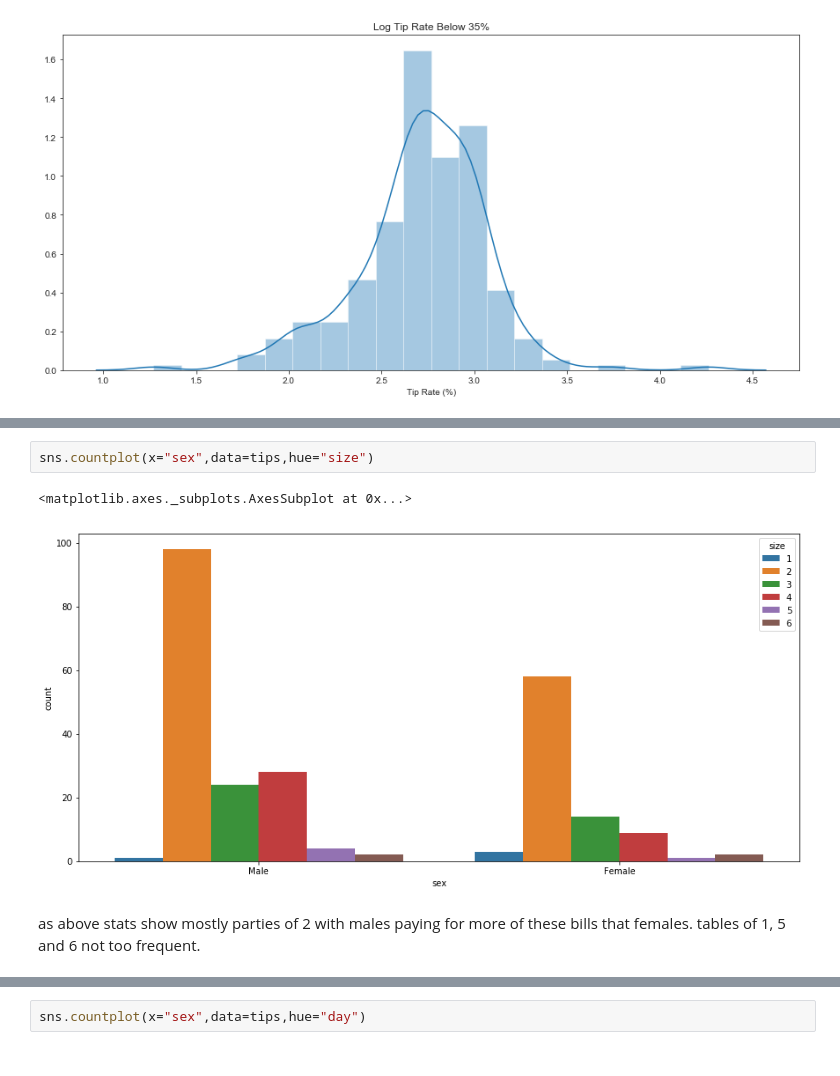
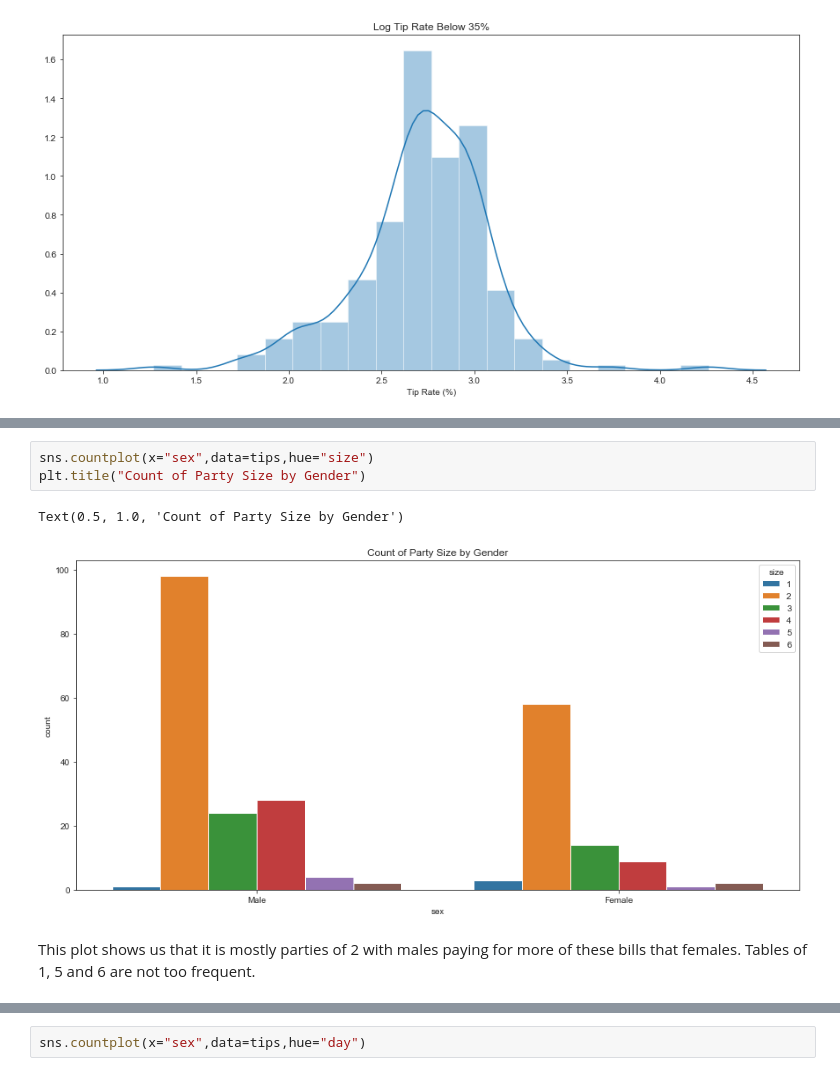
Before and after one commit to zoecahill1/fundamentals-project, a Jupyter notebook: tips-dataset.ipynb, the cells around one changed output, grey strips where cells are left out. Saved outputs shown, nothing was run; the diff lists cells and outputs as text.

```diff
--- a/tips-dataset.ipynb
+++ b/tips-dataset.ipynb
@@ -470,7 +477,8 @@ this is looking at day vs mealtime. no measurements were taken for lunch time on
 # %%
 sns.countplot(x="sex",data=tips,hue="size")
+plt.title("Count of Party Size by Gender")
 # %% [output]
-<matplotlib.axes._subplots.AxesSubplot at 0x...>
+Text(0.5, 1.0, 'Count of Party Size by Gender')
-[figure, old version]
+[figure, new version]
 # %% [markdown]
-as above stats show mostly parties of 2 with males paying for more of these bills that females. tables of 1, 5 and 6 not too frequent.
+This plot shows us that it is mostly parties of 2 with males paying for more of these bills that females. Tables of 1, 5 and 6 are not too frequent.
```
Also changed, not shown: parts of 14 cells of this notebook.
